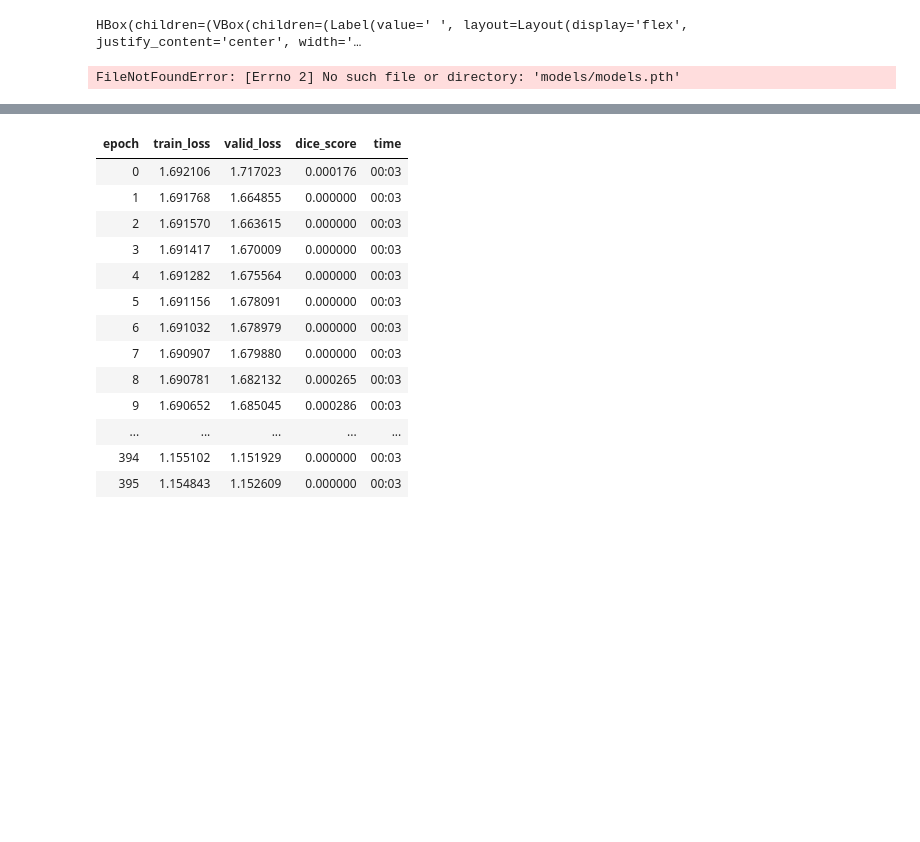
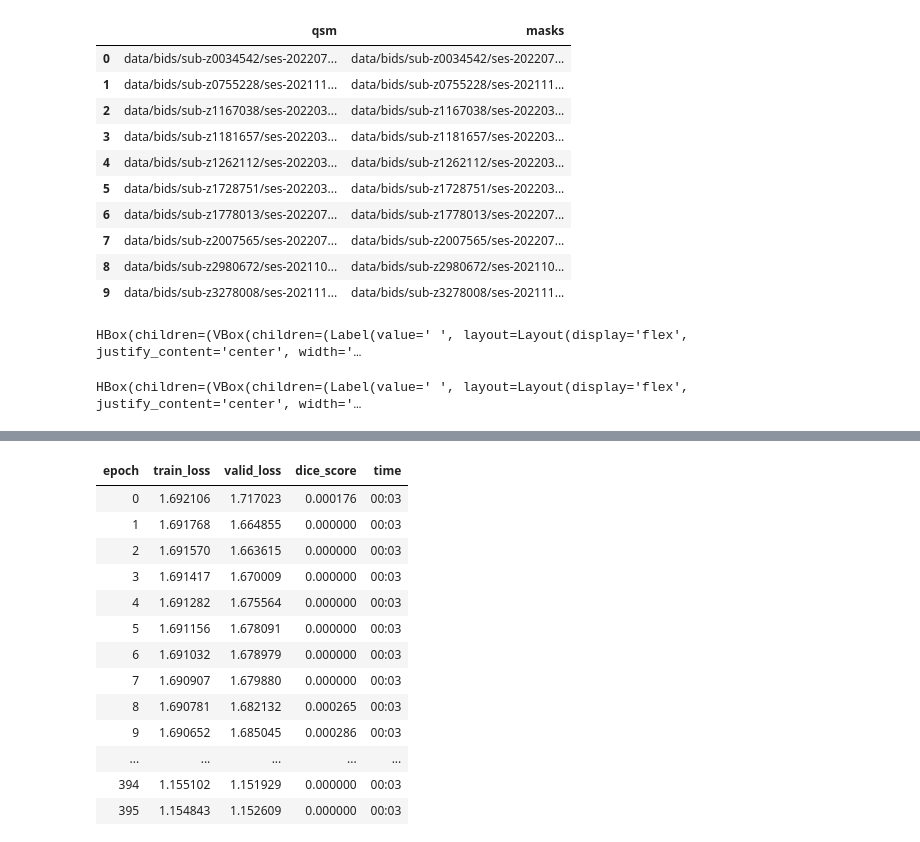
Before and after one commit to astewartau/prostate, a Jupyter notebook: train-nb.ipynb, the cells around one changed output, grey strips where cells are left out. Cells and saved outputs as stored; diff of their text form; code cells hidden in the pictures; blank space fills up the shorter version.

```diff
--- a/train-nb.ipynb
+++ b/train-nb.ipynb
@@ -17,14 +32,27 @@ print(f"{len(qsm_files)} samples.")
 # %%
 # define input data
-d = pd.DataFrame({
+df = pd.DataFrame({
     'qsm'  : qsm_files,
     'masks': seg_files
 })
-print(d)
+display(df)
+# %% [output]
+|  | qsm | masks |
+| 0 | data/bids/sub-z0034542/ses-202207... | data/bids/sub-z0034542/ses-202207... |
+| 1 | data/bids/sub-z0755228/ses-202111... | data/bids/sub-z0755228/ses-202111... |
+| 2 | data/bids/sub-z1167038/ses-202203... | data/bids/sub-z1167038/ses-202203... |
+| 3 | data/bids/sub-z1181657/ses-202203... | data/bids/sub-z1181657/ses-202203... |
+| 4 | data/bids/sub-z1262112/ses-202203... | data/bids/sub-z1262112/ses-202203... |
+| 5 | data/bids/sub-z1728751/ses-202203... | data/bids/sub-z1728751/ses-202203... |
+| 6 | data/bids/sub-z1778013/ses-202207... | data/bids/sub-z1778013/ses-202207... |
+| 7 | data/bids/sub-z2007565/ses-202207... | data/bids/sub-z2007565/ses-202207... |
+| 8 | data/bids/sub-z2980672/ses-202110... | data/bids/sub-z2980672/ses-202110... |
+| 9 | data/bids/sub-z3278008/ses-202111... | data/bids/sub-z3278008/ses-202111... |
 # %%
 # show some input data
-TensorDicom3D.create(d.qsm[0]).show()
-TensorDicom3D.create(d.masks[0]).show()
+TensorDicom3D.create(df.qsm[0]).show()
+TensorDicom3D.create(df.masks[0]).show()
 # %% [output]
 HBox(children=(VBox(children=(Label(value=' ', layout=Layout(display='flex', justify_content='center', width='…
+HBox(children=(VBox(children=(Label(value=' ', layout=Layout(display='flex', justify_content='center', width='…
 # %%
@@ -56,17 +84,3 @@ def dice_loss(input, target):
 
 def loss(input, target):
     return dice_loss(input, target) + nn.CrossEntropyLoss()(input, target[:, 0])
-# %%
-learn = unet_learner_3d(
-    dls,
-    r3d_18,
-    n_out=2,
-    loss_func = loss,
-    metrics = dice_score,
-    model_dir = 'models',
-    cbs = [SaveModelCallback(monitor='dice_score')]
-)
-learn = learn.to_fp16()
-learn.load('models')
-# %% [output]
-FileNotFoundError: [Errno 2] No such file or directory: 'models/models.pth'
```
Also changed, not shown: parts of 10 cells of this notebook, 4 other files.
